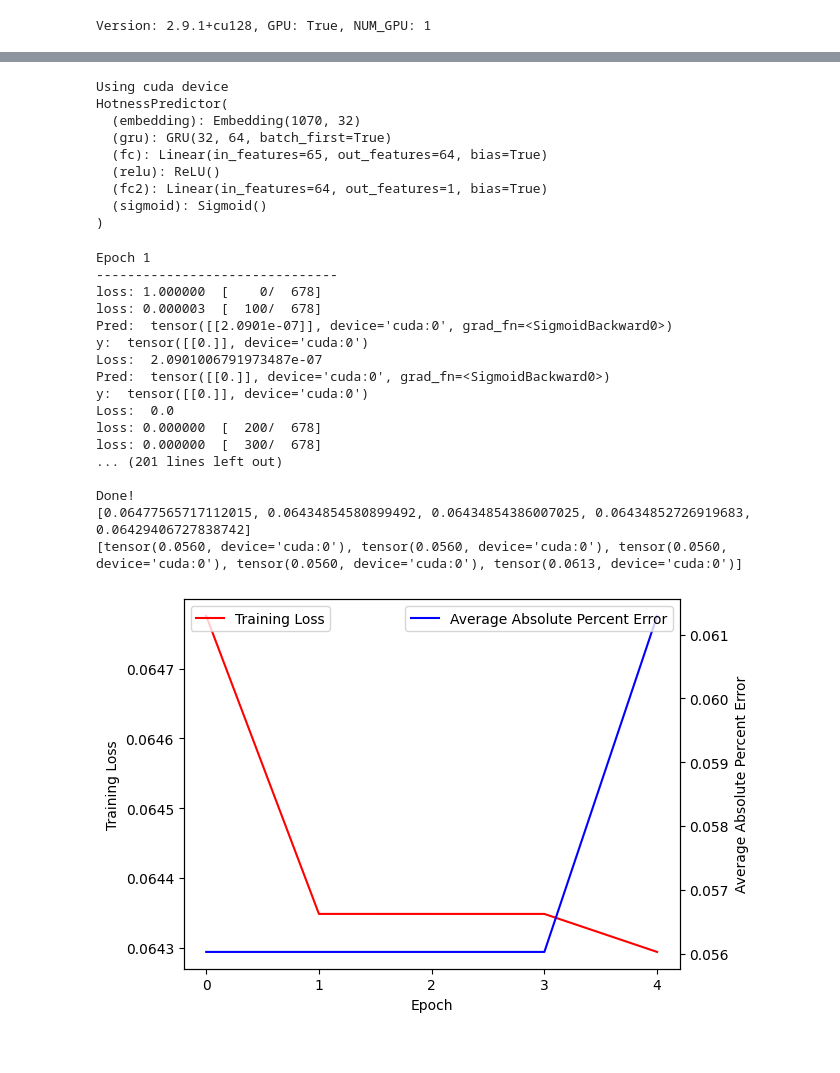
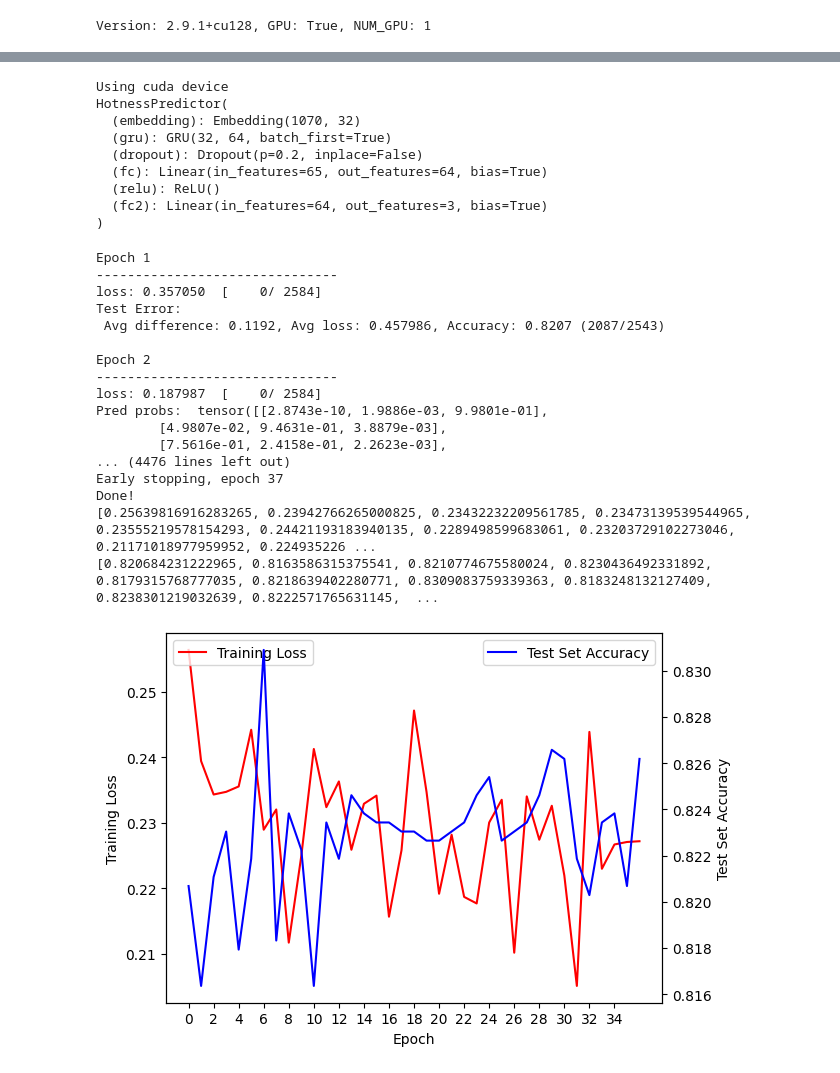
Before and after one commit to qiaochloe/troubridge, a Jupyter notebook: predictor/train_model.ipynb, the cells around one changed output, grey strips where cells are left out. Drawn from its saved outputs; the diff is of its cells as text; code cells hidden in the pictures.

Commit message:
Functional deep learning model with 86% accuracy

```diff
--- a/predictor/train_model.ipynb
+++ b/predictor/train_model.ipynb
@@ -153,23 +181,26 @@ Snapshot of data:  ((tensor([110,  46, 194,  46, 811,   3,   4,  15,   0,  14, 2
 # Define Model
 
 class HotnessPredictor(nn.Module):
-    def __init__(self, embedding_dim=32, hidden_size=64, num_layers=1):
+    def __init__(self, embedding_dim=32, hidden_size=64, num_layers=1, num_categories=3):
         super().__init__()
         self.embedding = nn.Embedding(tokenizer.get_vocab_size(), embedding_dim=embedding_dim)
         self.gru = nn.GRU(embedding_dim, hidden_size=hidden_size, num_layers=num_layers, batch_first=True)
+        self.dropout = nn.Dropout(0.2)
         self.fc = nn.Linear(hidden_size + 1, hidden_size)
         self.relu = nn.ReLU()
-        self.fc2 = nn.Linear(hidden_size, 1)
-        self.sigmoid = nn.Sigmoid()
+        self.fc2 = nn.Linear(hidden_size, num_categories)
+        # NOTE: Don't use softmax here when using CrossEntropyLoss!
+        # CrossEntropyLoss expects raw logits and applies log-softmax internally.
 
     def forward(self, tokens, average_size):
         out = self.embedding(tokens)
         _, out = self.gru(out) # shape (bidirectional * num_layers, batch_size, hidden_size)
         out = out.squeeze(0)
+        #out = self.dropout(out)
         out = self.fc(torch.cat((out, average_size), dim=1))
         out = self.relu(out)
         out = self.fc2(out)
-        out = self.sigmoid(out)
+        # Return raw logits - apply softmax only during inference if you need probabilities
         return out
 
 device = torch.accelerator.current_accelerator().type if torch.accelerator.is_available() else "cpu"
@@ -181,10 +212,10 @@ Using cuda device
 HotnessPredictor(
   (embedding): Embedding(1070, 32)
   (gru): GRU(32, 64, batch_first=True)
+  (dropout): Dropout(p=0.2, inplace=False)
   (fc): Linear(in_features=65, out_features=64, bias=True)
   (relu): ReLU()
-  (fc2): Linear(in_features=64, out_features=1, bias=True)
-  (sigmoid): Sigmoid()
+  (fc2): Linear(in_features=64, out_features=3, bias=True)
 )
 # %%
 # training
@@ -248,11 +287,28 @@ def test(dataloader, model, loss_fn):
 training_losses = []
 test_accuracy = []
 
-epochs = 5
+save_thresh = 0.8605
+
+best_accuracy = 0
+patience = 30
+patience_counter = 0
 for t in range(epochs):
+    print("Pretraining: ", test(test_dataloader, model, loss))
     print(f"Epoch {t+1}\n-------------------------------")
     training_losses.append(train(train_dataloader, model, loss, optimizer))
-    test_accuracy.append(test(test_dataloader, model, loss))
+    accuracy = test(test_dataloader, model, loss)
+    test_accuracy.append(accuracy)
+    if accuracy > best_accuracy:
+        patience_counter = 0
+        best_accuracy = accuracy
+        if accuracy > save_thresh:
+            torch.save(model.state_dict(), "best_model.pt")
+    else:
+        patience_counter += 1
+        if patience_counter >= patience:
+            print(f"Early stopping, epoch {t+1}")
+            break
+    scheduler.step()
 print("Done!")
 
 print(training_losses)
@@ -260,37 +316,37 @@ print(test_accuracy)
 # %% [output]
 Epoch 1
 -------------------------------
-loss: 1.000000  [    0/  678]
-loss: 0.000003  [  100/  678]
-Pred:  tensor([[2.0901e-07]], device='cuda:0', grad_fn=<SigmoidBackward0>)
-y:  tensor([[0.]], device='cuda:0')
-Loss:  2.0901006791973487e-07
-Pred:  tensor([[0.]], device='cuda:0', grad_fn=<SigmoidBackward0>)
-y:  tensor([[0.]], device='cuda:0')
-Loss:  0.0
-loss: 0.000000  [  200/  678]
-loss: 0.000000  [  300/  678]
-... (201 lines left out)
+loss: 0.357050  [    0/ 2584]
+Test Error:
+ Avg difference: 0.1192, Avg loss: 0.457986, Accuracy: 0.8207 (2087/2543)
 
+Epoch 2
+-------------------------------
+loss: 0.187987  [    0/ 2584]
+Pred probs:  tensor([[2.8743e-10, 1.9886e-03, 9.9801e-01],
+        [4.9807e-02, 9.4631e-01, 3.8879e-03],
+        [7.5616e-01, 2.4158e-01, 2.2623e-03],
+... (4476 lines left out)
+Early stopping, epoch 37
 Done!
-[0.06477565717112015, 0.06434854580899492, 0.06434854386007025, 0.06434852726919683, 0.06429406727838742]
-[tensor(0.0560, device='cuda:0'), tensor(0.0560, device='cuda:0'), tensor(0.0560, device='cuda:0'), tensor(0.0560, device='cuda:0'), tensor(0.0613, device='cuda:0')]
+[0.25639816916283265, 0.23942766265000825, 0.23432232209561785, 0.23473139539544965, 0.23555219578154293, 0.24421193183940135, 0.2289498599683061, 0.23203729102273046, 0.21171018977959952, 0.224935226 ...
+[0.820684231222965, 0.8163586315375541, 0.8210774675580024, 0.8230436492331892, 0.8179315768777035, 0.8218639402280771, 0.8309083759339363, 0.8183248132127409, 0.8238301219032639, 0.8222571765631145,  ...
 # %%
 # plot training loss and test accuracy, same graph but different y-axis, give them different colors and y axis labels. Make x axis integer
 
 fig, ax1 = plt.subplots()
 
 ax2 = ax1.twinx()
 training_losses = torch.tensor(training_losses).cpu()
 test_accuracy = torch.tensor(test_accuracy).cpu()
 ax1.plot(training_losses, label="Training Loss", color="red")
-ax2.plot(test_accuracy, label="Average Absolute Percent Error", color="blue")
+ax2.plot(test_accuracy, label="Test Set Accuracy", color="blue")
 ax1.legend(loc="upper left")
 ax2.legend(loc="upper right")
 ax1.set_ylabel("Training Loss")
-ax2.set_ylabel("Average Absolute Percent Error")
+ax2.set_ylabel("Test Set Accuracy")
 ax1.set_xlabel("Epoch")
-ax1.set_xticks(range(epochs))
+ax1.set_xticks([i * 2 for i in range(int(len(training_losses) / 2))])
 plt.show()
 # %% [output]
-[figure, old version]
+[figure, new version]
```
Also changed, not shown: parts of 2 cells of this notebook, 7 other files.
